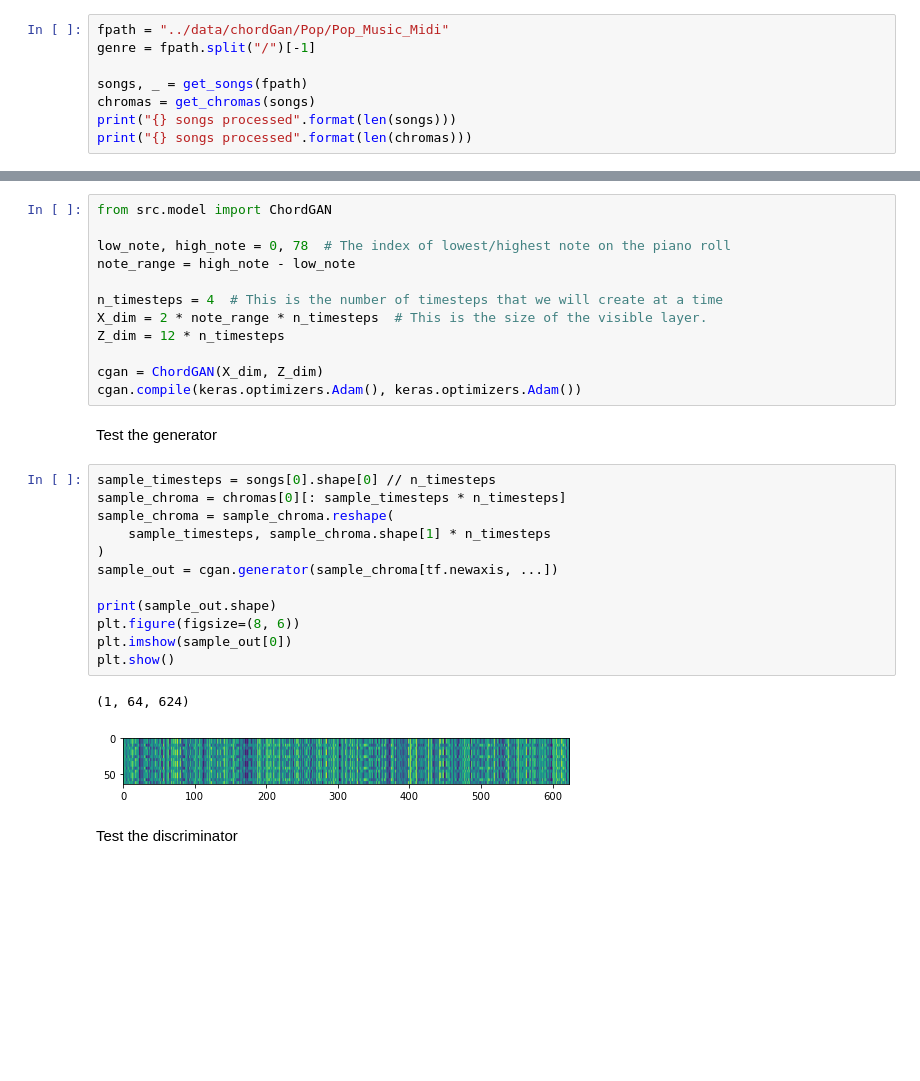
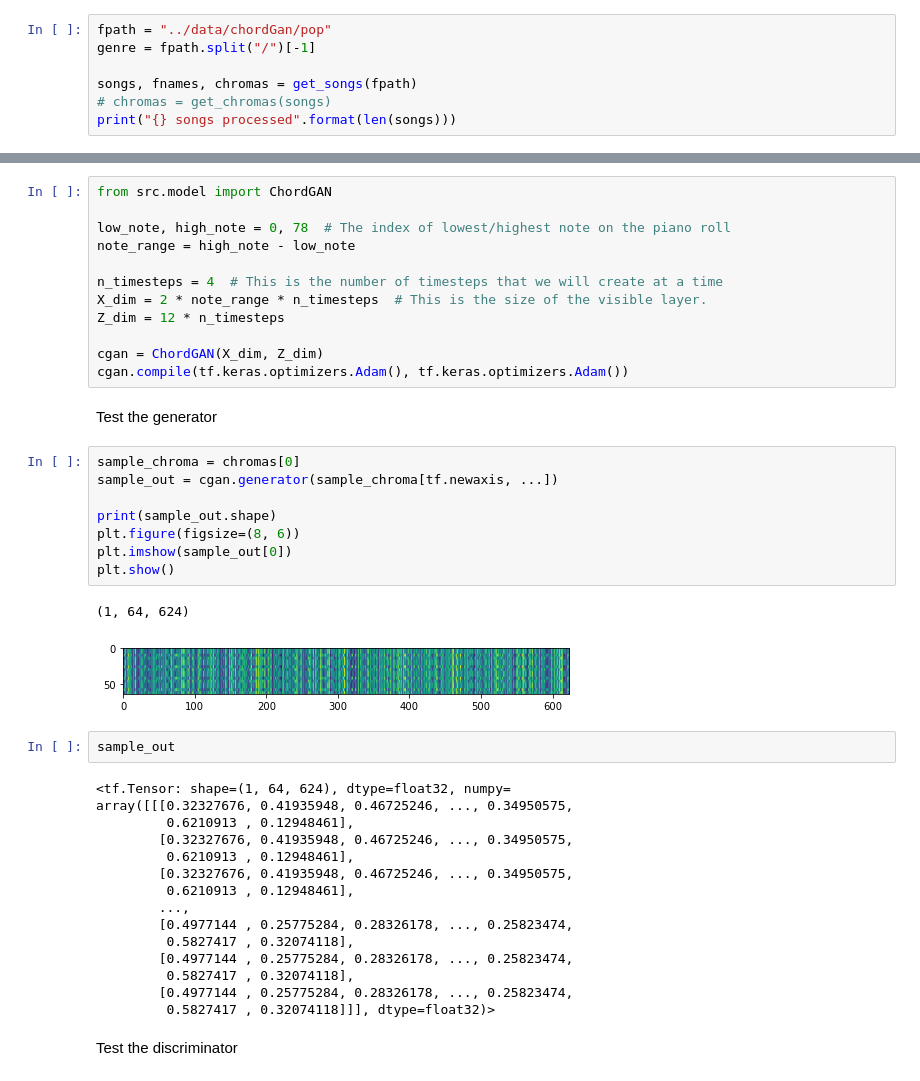
Before and after one commit to amaralcs/Music-Style-Transfer-Evaluation, a Jupyter notebook: chordgan/chordGAN_v3.ipynb, the cells around one changed output, grey strips where cells are left out. Saved outputs shown, nothing was run; the diff lists cells and outputs as text; blank space fills up the shorter version.

```diff
--- a/chordgan/chordGAN_v3.ipynb
+++ b/chordgan/chordGAN_v3.ipynb
@@ -89,12 +131,11 @@ def get_chromas(songs, chroma_dims=12, n_notes=78):
 # %% [markdown]
 ## Load data
 # %%
-fpath = "../data/chordGan/Pop/Pop_Music_Midi"
+fpath = "../data/chordGan/pop"
 genre = fpath.split("/")[-1]
 
-songs, _ = get_songs(fpath)
-chromas = get_chromas(songs)
+songs, fnames, chromas = get_songs(fpath)
+# chromas = get_chromas(songs)
 print("{} songs processed".format(len(songs)))
-print("{} songs processed".format(len(chromas)))
 # %% [output]
 122 songs processed
@@ -134,24 +195,37 @@ X_dim = 2 * note_range * n_timesteps  # This is the size of the visible layer.
 Z_dim = 12 * n_timesteps
 
 cgan = ChordGAN(X_dim, Z_dim)
-cgan.compile(keras.optimizers.Adam(), keras.optimizers.Adam())
+cgan.compile(tf.keras.optimizers.Adam(), tf.keras.optimizers.Adam())
 # %% [markdown]
 Test the generator
 # %%
-sample_timesteps = songs[0].shape[0] // n_timesteps
-sample_chroma = chromas[0][: sample_timesteps * n_timesteps]
-sample_chroma = sample_chroma.reshape(
-    sample_timesteps, sample_chroma.shape[1] * n_timesteps
-)
+sample_chroma = chromas[0]
 sample_out = cgan.generator(sample_chroma[tf.newaxis, ...])
 
 print(sample_out.shape)
 plt.figure(figsize=(8, 6))
 plt.imshow(sample_out[0])
 plt.show()
 # %% [output]
 (1, 64, 624)
-[figure, old version]
+[figure, new version]
+# %%
+sample_out
+# %% [output]
+<tf.Tensor: shape=(1, 64, 624), dtype=float32, numpy=
+array([[[0.32327676, 0.41935948, 0.46725246, ..., 0.34950575,
+         0.6210913 , 0.12948461],
+        [0.32327676, 0.41935948, 0.46725246, ..., 0.34950575,
+         0.6210913 , 0.12948461],
+        [0.32327676, 0.41935948, 0.46725246, ..., 0.34950575,
+         0.6210913 , 0.12948461],
+        ...,
+        [0.4977144 , 0.25775284, 0.28326178, ..., 0.25823474,
+         0.5827417 , 0.32074118],
+        [0.4977144 , 0.25775284, 0.28326178, ..., 0.25823474,
+         0.5827417 , 0.32074118],
+        [0.4977144 , 0.25775284, 0.28326178, ..., 0.25823474,
+         0.5827417 , 0.32074118]]], dtype=float32)>
 # %% [markdown]
 Test the discriminator
 # %%
```
Also changed, not shown: parts of 18 cells of this notebook.
